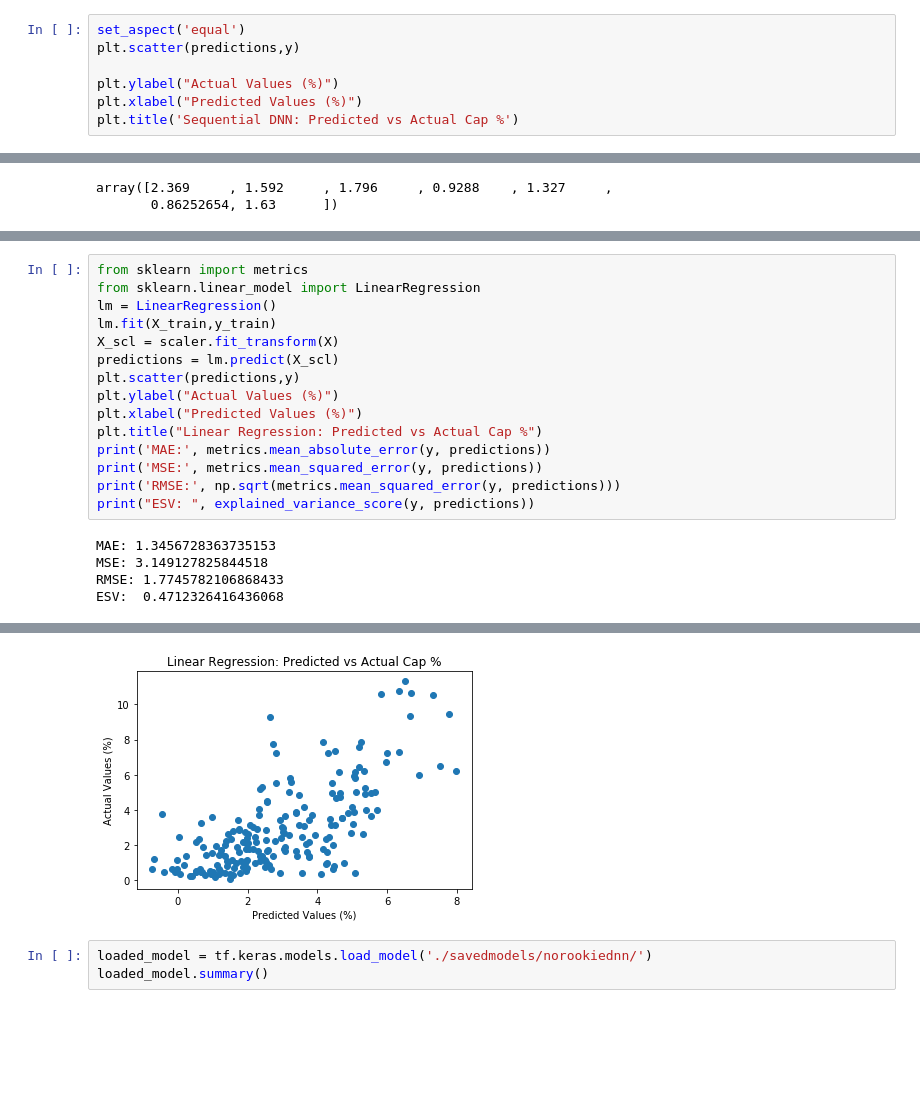
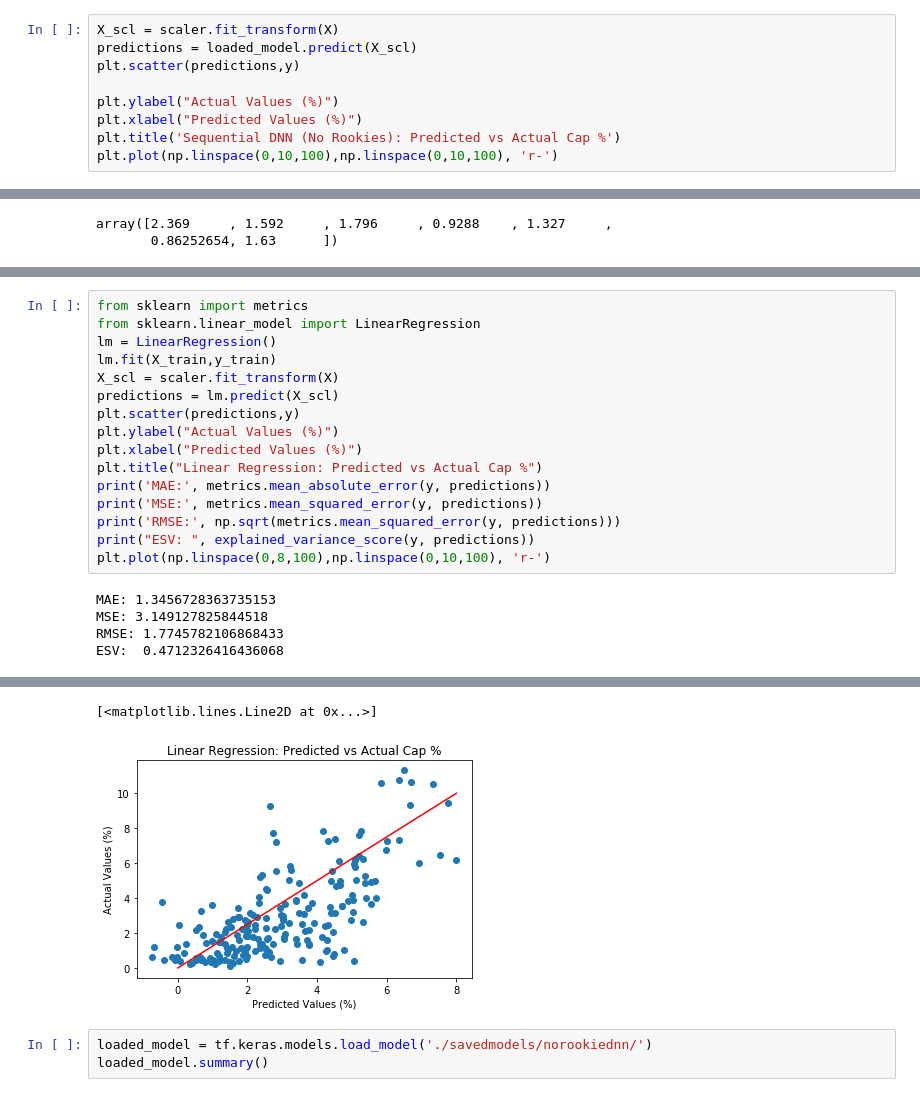
Before and after one commit to connormcintosh/ds_runningback_project, a Jupyter notebook: src/modeling/5-11REAL PRED.ipynb, the cells around one changed output, grey strips where cells are left out. Cells and saved outputs as stored; diff of their text form; blank space fills up the shorter version.

Commit message:
cm - add images

```diff
--- a/src/modeling/5-11REAL PRED.ipynb
+++ b/src/modeling/5-11REAL PRED.ipynb
@@ -72,10 +71,12 @@ type(predictions)
 # %% [output]
 numpy.ndarray
 # %%
-set_aspect('equal')
+X_scl = scaler.fit_transform(X)
+predictions = loaded_model.predict(X_scl)
 plt.scatter(predictions,y)
 
 plt.ylabel("Actual Values (%)")
 plt.xlabel("Predicted Values (%)")
-plt.title('Sequential DNN: Predicted vs Actual Cap %')
+plt.title('Sequential DNN (No Rookies): Predicted vs Actual Cap %')
+plt.plot(np.linspace(0,10,100),np.linspace(0,10,100), 'r-')
 # %% [output]
@@ -166,6 +212,7 @@ print('MAE:', metrics.mean_absolute_error(y, predictions))
 print('MSE:', metrics.mean_squared_error(y, predictions))
 print('RMSE:', np.sqrt(metrics.mean_squared_error(y, predictions)))
 print("ESV: ", explained_variance_score(y, predictions))
+plt.plot(np.linspace(0,8,100),np.linspace(0,10,100), 'r-')
 # %% [output]
 MAE: 1.3456728363735153
 MSE: 3.149127825844518
@@ -174,4 +239,5 @@ ESV:  0.4712326416436068
+[<matplotlib.lines.Line2D at 0x...>]
-[figure, old version]
+[figure, new version]
 # %%
 loaded_model = tf.keras.models.load_model('./savedmodels/norookiednn/')
 loaded_model.summary()
```
Also changed, not shown: parts of 30 cells of this notebook, 9 other files.
